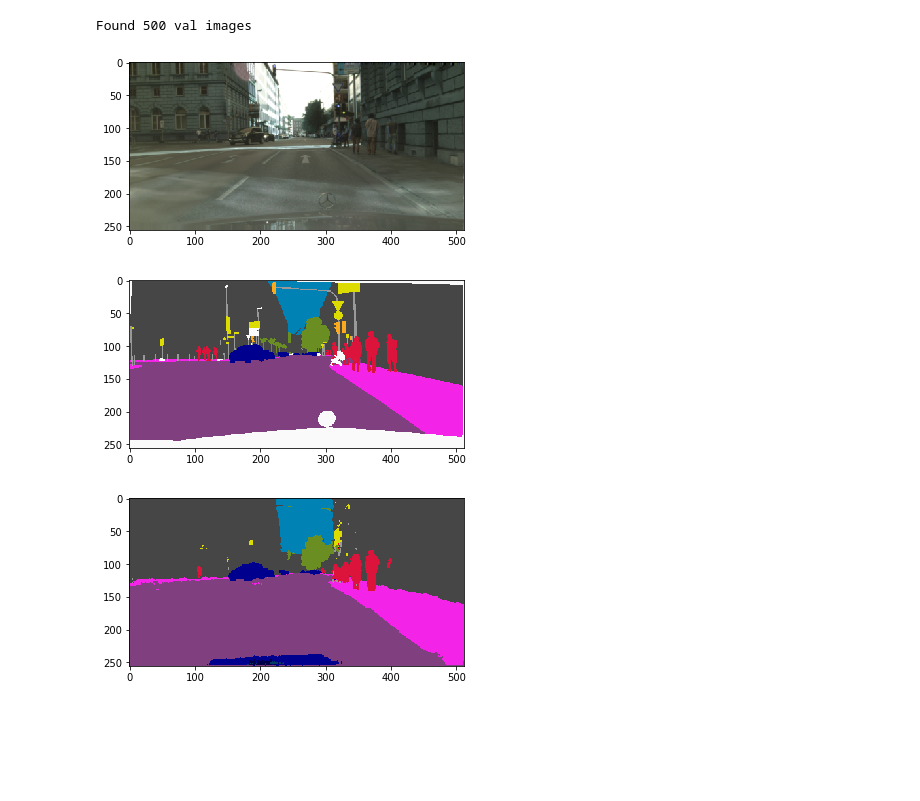
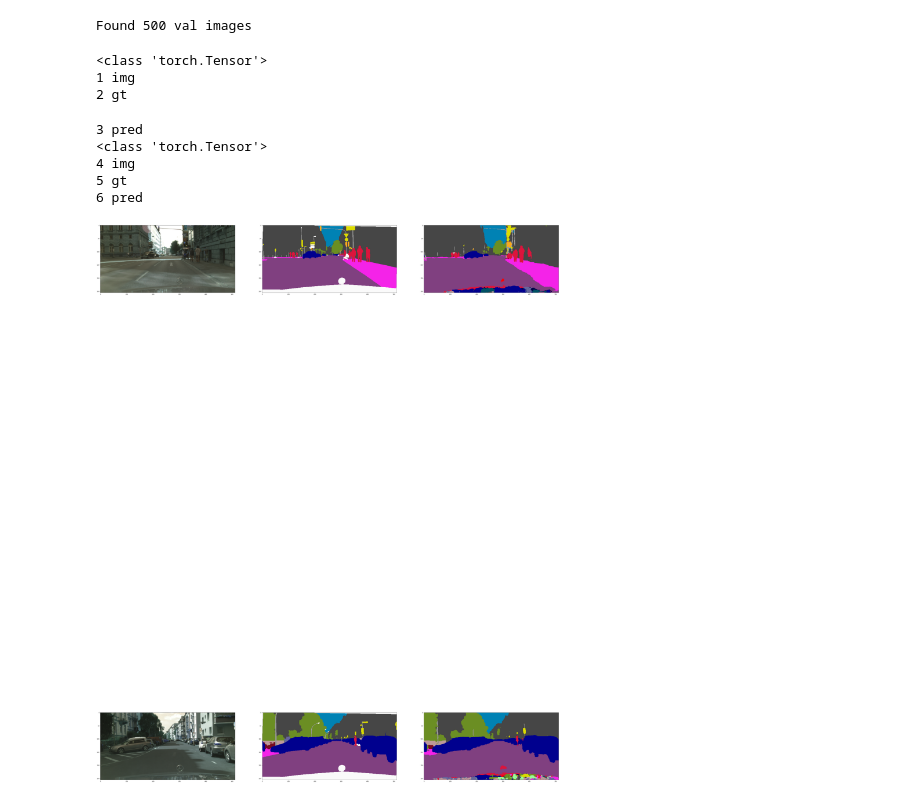
Before and after one commit to AkshanshChahal/Dense-Semantic-Image-Segmentation, a Jupyter notebook: play_with_model_mayank.ipynb, the cells around one changed output. Drawn from its saved outputs; the diff is of its cells as text; code cells hidden in the pictures; blank space fills up the shorter version.

```diff
--- a/play_with_model_mayank.ipynb
+++ b/play_with_model_mayank.ipynb
@@ -15,3 +12,11 @@ model_name = "Default_SegNet"
+# %%
+#constants
+#load_model_file = "net_epoch_11_steps_4000_loss_<IDK what to add here>_Mar_15_23:14:55.t7"
+#load_model_file = "net_epoch_23_steps_8150_loss_<IDK what to add here>_Mar_10_00:42:52.t7"
+load_model_file = "net_epoch_31_steps_11150_loss_<IDK what to add here>_Mar_18_02:35:56.t7"
+model_name = "SegWithSkipPSPNetpsp"
+# Setup device
+device = torch.device("cuda" if torch.cuda.is_available() else "cpu")
 # %%
 obj0
 # %% [output]
@@ -55,9 +56,10 @@ Found 500 val images
 # n_classes = t_loader.n_classes
 n_classes = 20
 # %%
-model = DenseSegNet(num_classes=n_classes)
+model = DenseSegWithSkipNet(num_classes=n_classes)
 folder = 'saved_models/' + model_name + "/"
 model.load_state_dict(torch.load(folder + load_model_file))
+model = model.to(device)
 # %%
 img, labels = t_loader[100]
 # %%
@@ -67,21 +69,60 @@ outputs = model(img.view([1, 3, 256, 512]))
 pred = outputs.data.max(1)[1].cpu().numpy()
 # %%
 imgt = img.numpy().transpose([1, 2, 0])
-# %%
-plt.imshow(imgt)
-plt.show()
-# %% [output]
-[figure, removed]
+# %%
+
+#fig = plt.figure(figsize=(256, 512))
+fig = plt.figure(figsize=(64, 128))
+columns = 3
+rows = 2
+ax = []
+model.eval()
+
+k = 1
+for i in range(rows):
+    img, labels = t_loader[i*130+100]
+    img = img.to(device)
+    labels = labels.to(device)
+    print (type(img))
+    outputs = model(img.view([1, 3, 256, 512]))
+    pred = outputs.max(1)[1].cpu().numpy()
+    imgt = img.data.cpu().numpy().transpose([1, 2, 0])
+    ax.append( fig.add_subplot(rows, columns, k))
+    print(k, 'img')
+
+    k += 1
+    plt.imshow(imgt)
+    gt_img = t_loader.decode_segmap(labels.data.cpu().numpy())
+    ax.append( fig.add_subplot(rows, columns, k) )
+    print (k, "gt")
+
+    k += 1
+    plt.imshow(gt_img)
+    pred_img = t_loader.decode_segmap(pred.reshape([256, 512]))
+    ax.append( fig.add_subplot(rows, columns, k) )
+    print (k, "pred")
+    k += 1
+    plt.imshow(pred_img)
+
+#plt.subplots_adjust(wspace=0, hspace=0, left=0, right=0, bottom=0, top=0)
+plt.show()
+# %% [output]
+<class 'torch.Tensor'>
+1 img
+2 gt
+3 pred
+<class 'torch.Tensor'>
+4 img
+5 gt
+6 pred
+[figure, added]
 # %%
 gt_img = t_loader.decode_segmap(labels.numpy())
 # %%
 plt.imshow(gt_img)
 plt.show()
-# %% [output]
-[figure, removed]
 # %%
 gt_img = t_loader.decode_segmap(pred.reshape([256, 512]))
 plt.imshow(gt_img)
+plt.title("SegNet with Skip Connections")
 plt.show()
-# %% [output]
-[figure, removed]
```
Also changed, not shown: parts of 6 cells of this notebook.
